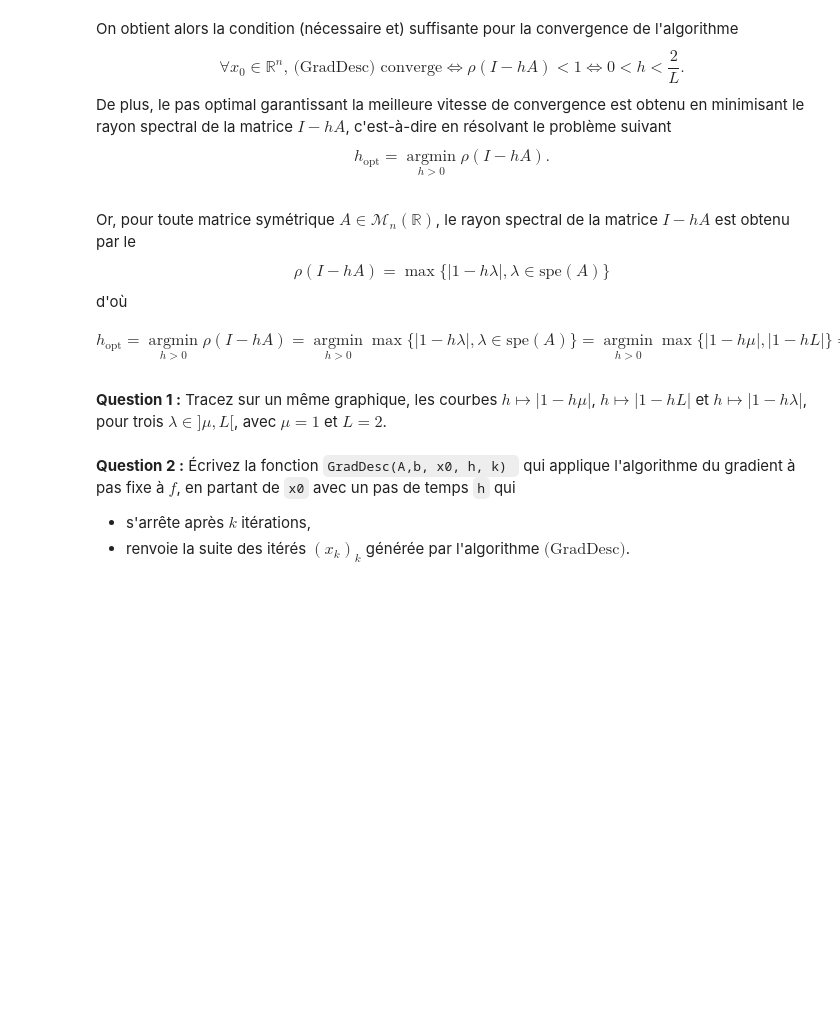
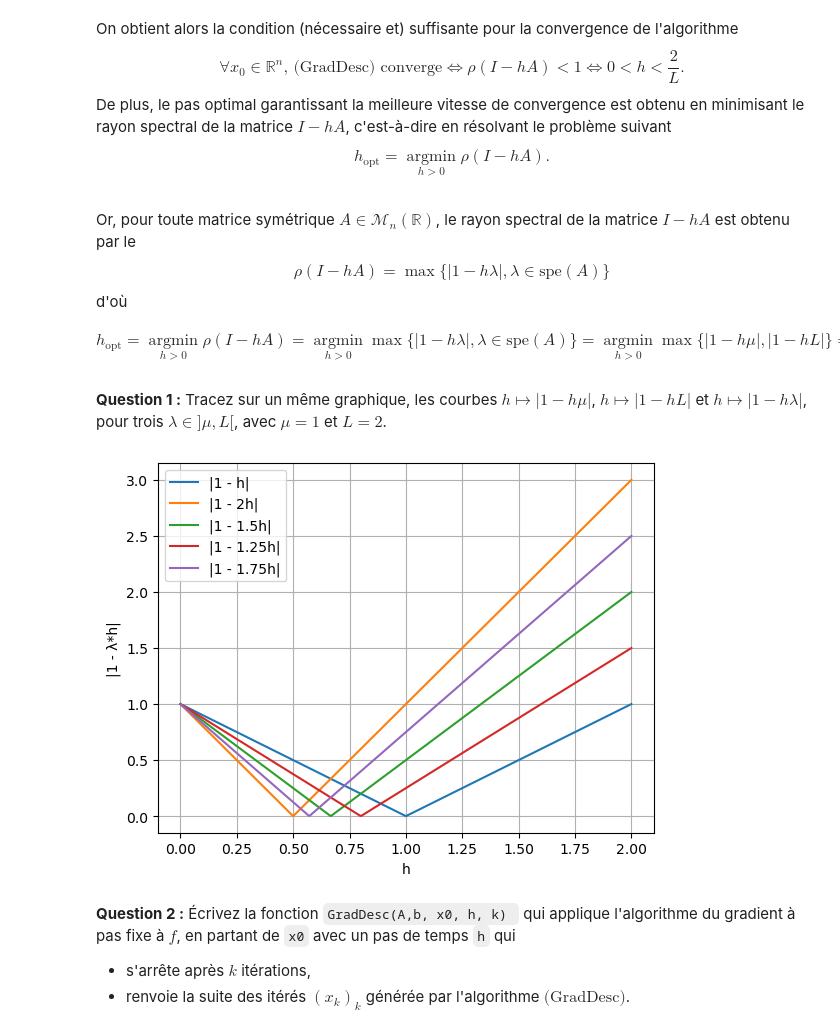
Before and after one commit to AmaelMSC/DmOpti, a Jupyter notebook: DM_2025.ipynb, the cells around one changed output. Drawn from its saved outputs; the diff is of its cells as text; code cells hidden in the pictures; blank space fills up the shorter version.

```diff
--- a/DM_2025.ipynb
+++ b/DM_2025.ipynb
@@ -79,6 +82,28 @@ $$
 $$
 # %% [markdown]
 **Question 1 :** Tracez sur un même graphique, les courbes $h \mapsto |1-h\mu|$, $h \mapsto |1-hL|$ et $h \mapsto |1-h\lambda|$, pour trois $\lambda \in ]\mu , L[$, avec $\mu = 1$ et $L = 2$.
+# %%
+h = np.linspace(0, 2, 500)
+
+f1 = np.abs(1 - h)
+f2 = np.abs(1 - 2*h)
+f3 = np.abs(1 - 1.5*h)
+f4 = np.abs(1 - 1.25*h)
+f5 = np.abs(1 - 1.75*h)
+# %%
+plt.plot(h, f1, label = "|1 - h|")
+plt.plot(h, f2, label = "|1 - 2h|")
+plt.plot(h, f3, label = "|1 - 1.5h|")
+plt.plot(h, f4, label = "|1 - 1.25h|")
+plt.plot(h, f5, label = "|1 - 1.75h|")
+
+plt.xlabel("h")
+plt.ylabel("|1 - λ*h|")
+plt.legend()
+plt.grid(True)
+plt.show()
+# %% [output]
+[figure, added]
 # %% [markdown]
 **Question 2 :** Écrivez la fonction `GradDesc(A,b, x0, h, k) ` qui applique l'algorithme du gradient à pas fixe à $f$, en partant de `x0` avec un pas de temps `h` qui
 - s'arrête après $k$ itérations,
```
Also changed, not shown: parts of 14 cells of this notebook.
